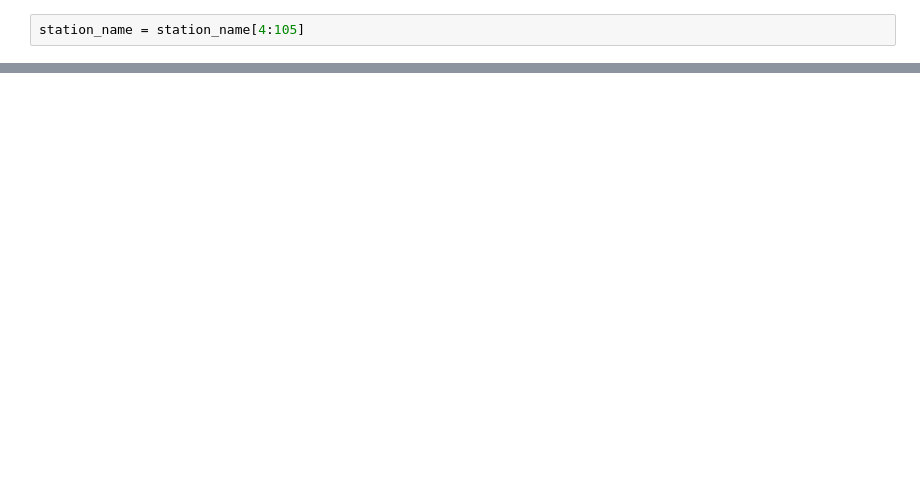
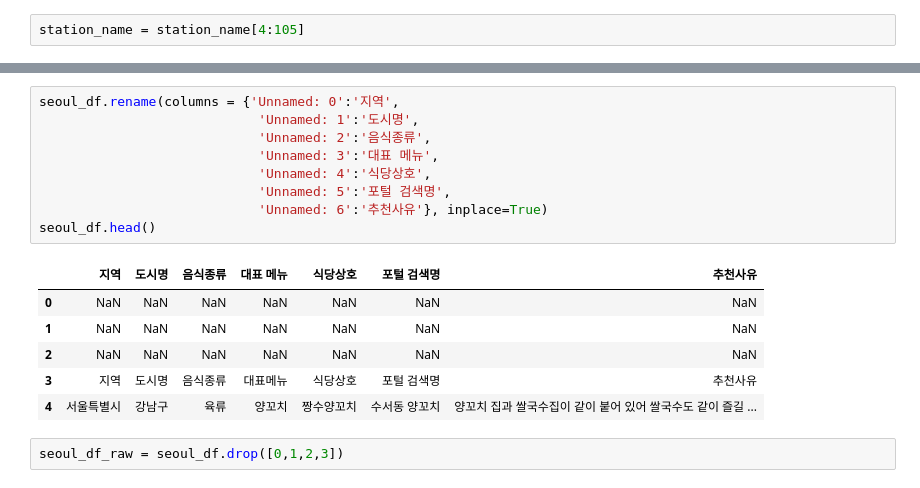
Before and after one commit to jaeyoon89/tasty_road, a Jupyter notebook: tasty_road.ipynb, the cells around one changed output, grey strips where cells are left out. Drawn from its saved outputs; the diff is of its cells as text; blank space fills up the shorter version.

```diff
--- a/tasty_road.ipynb
+++ b/tasty_road.ipynb
@@ -131,0 +162,18 @@ station_lng
+# %%
+seoul_df.rename(columns = {'Unnamed: 0':'지역',
+                            'Unnamed: 1':'도시명',
+                            'Unnamed: 2':'음식종류',
+                            'Unnamed: 3':'대표 메뉴',
+                            'Unnamed: 4':'식당상호',
+                            'Unnamed: 5':'포털 검색명',
+                            'Unnamed: 6':'추천사유'}, inplace=True)
+seoul_df.head()
+# %% [output]
+|  | 지역 | 도시명 | 음식종류 | 대표 메뉴 | 식당상호 | 포털 검색명 | 추천사유 |
+| 0 | NaN | NaN | NaN | NaN | NaN | NaN | NaN |
+| 1 | NaN | NaN | NaN | NaN | NaN | NaN | NaN |
+| 2 | NaN | NaN | NaN | NaN | NaN | NaN | NaN |
+| 3 | 지역 | 도시명 | 음식종류 | 대표메뉴 | 식당상호 | 포털 검색명 | 추천사유 |
+| 4 | 서울특별시 | 강남구 | 육류 | 양꼬치 | 짱수양꼬치 | 수서동 양꼬치 | 양꼬치 집과 쌀국수집이 같이 붙어 있어 쌀국수도 같이 즐길 ... |
+# %%
+seoul_df_raw = seoul_df.drop([0,1,2,3])
```
Also changed, not shown: parts of 12 cells of this notebook.
